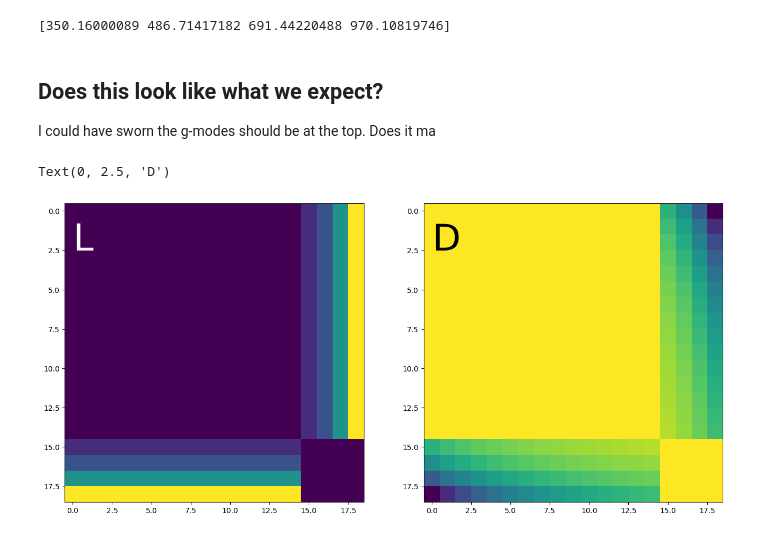
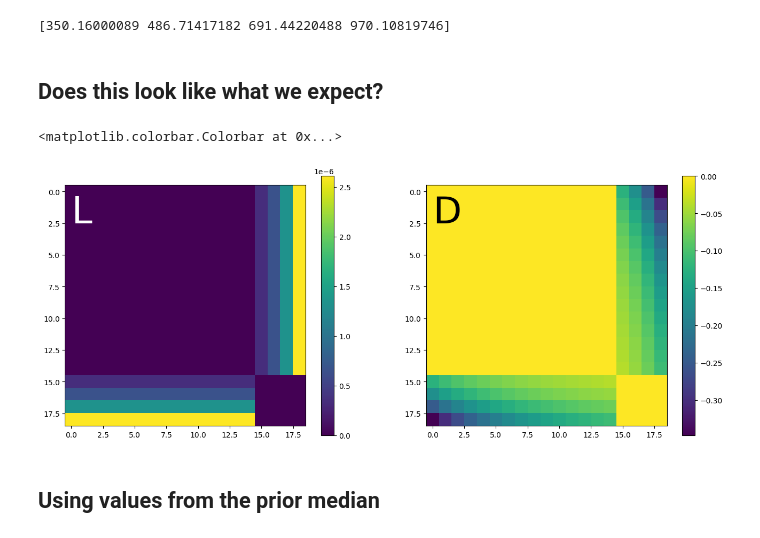
Before and after one commit to grd349/PBjam, a Jupyter notebook: example-nan_frequency.ipynb, the cells around one changed output. Saved outputs shown, nothing was run; the diff lists cells and outputs as text; code cells hidden in the pictures.

Commit message:
include median example

```diff
--- a/example-nan_frequency.ipynb
+++ b/example-nan_frequency.ipynb
@@ -105,19 +104,23 @@ L, D = M.MixFreqModel.generate_matrices(n_p, M.MixFreqModel.n_g, nu1_p, nu_g, r[
 L, D = np.array(L), np.array(D)
 # %% [markdown]
 ## Does this look like what we expect?
-
-I could have sworn the g-modes should be at the top. Does it ma
 # %%
 fig, ax = plt.subplots(1,2, figsize=(16,9))
 
 for i in range(L.shape[0]):
     L[i,i] = 0
     D[i,i] = 0
 
-ax[0].imshow(L)
+Lmatrix = ax[0].imshow(L)
 ax[0].text(0, 2.5, s='L', fontsize=50, color='w')
-ax[1].imshow(D)
+plt.colorbar(Lmatrix, shrink = 0.7)
+
+
+Dmatrix = ax[1].imshow(D)
 ax[1].text(0, 2.5, s='D', fontsize=50, color='k')
+plt.colorbar(Dmatrix, shrink = 0.7)
 # %% [output]
-Text(0, 2.5, 'D')
+<matplotlib.colorbar.Colorbar at 0x...>
-[figure, old version]
+[figure, new version]
+# %% [markdown]
+## Using values from the prior median
```
Also changed, not shown: parts of 5 cells of this notebook.
